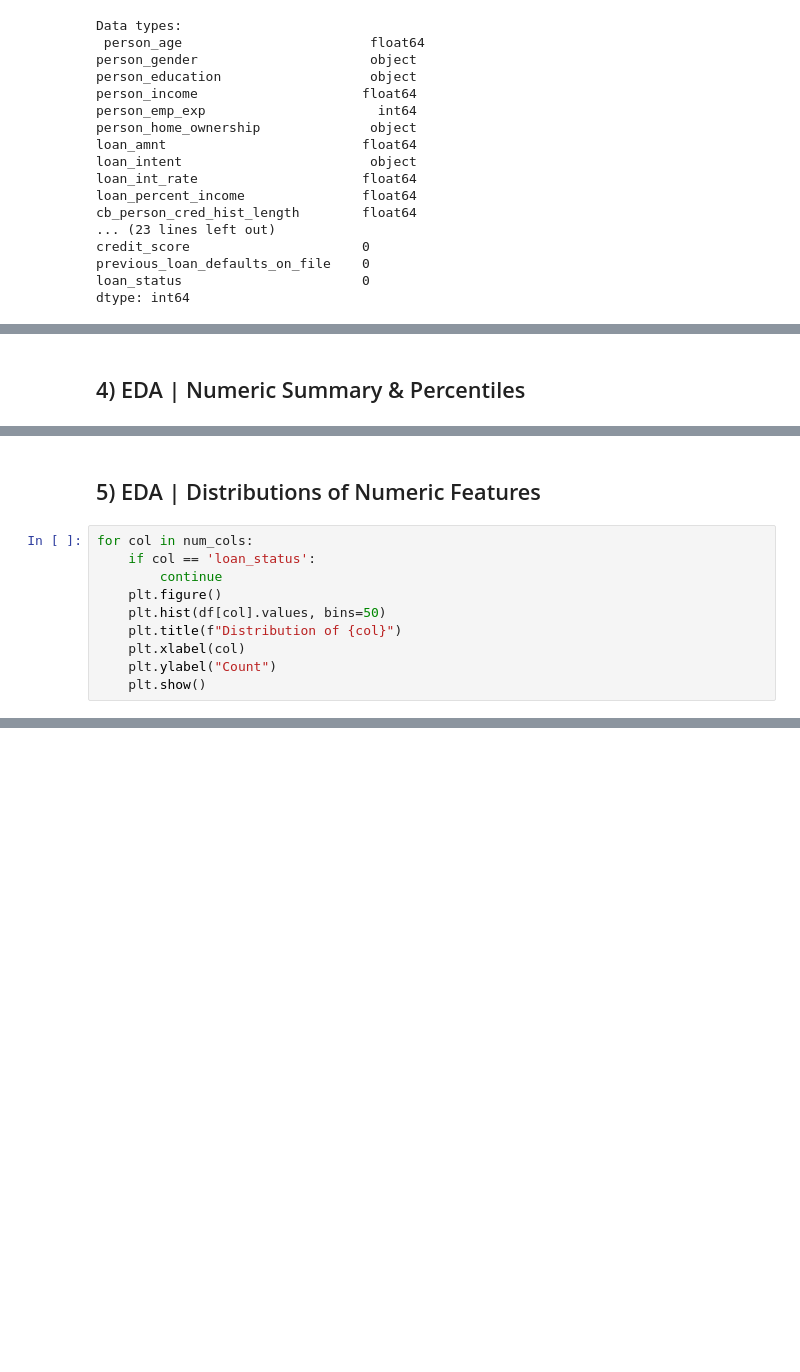
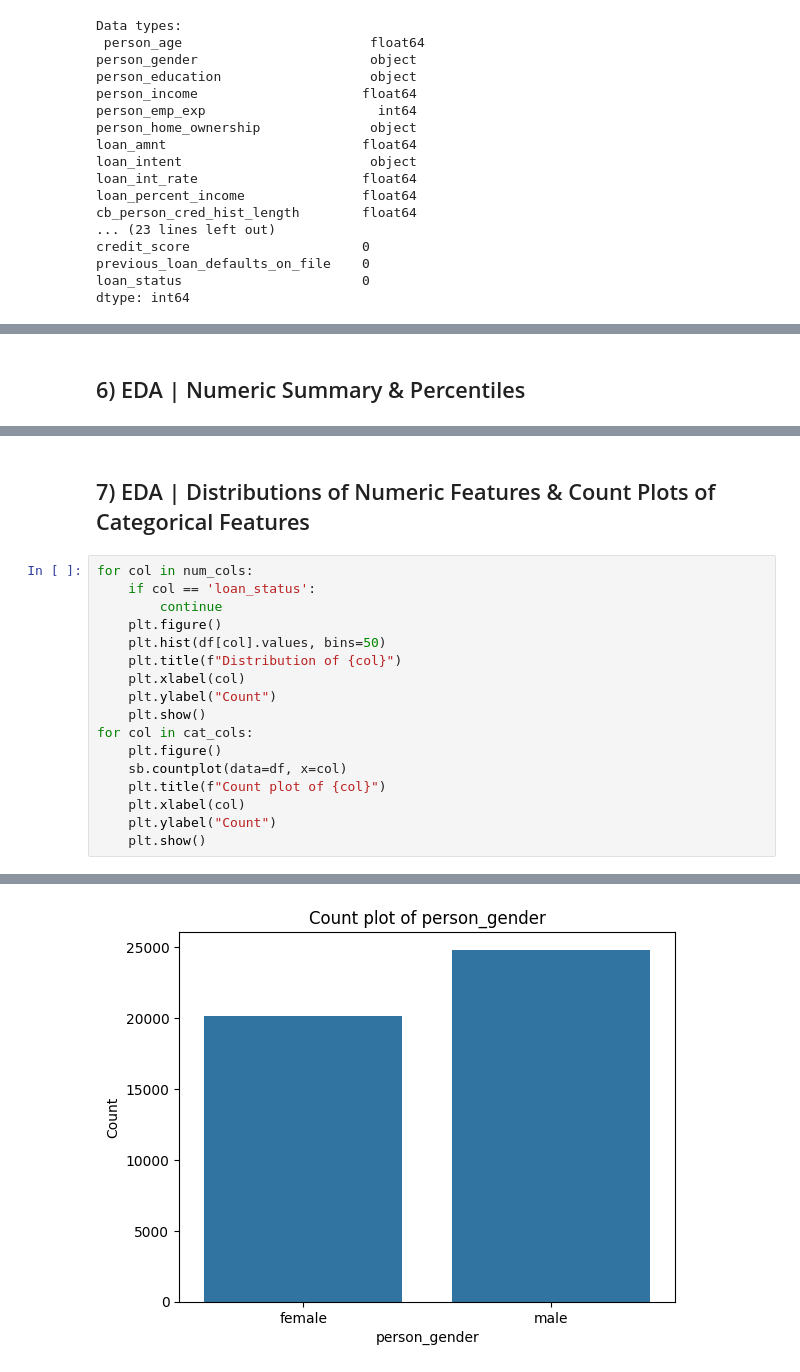
Before and after one commit to allthat-jazz/Loan-approval-prediction, a Jupyter notebook: project.ipynb, the cells around one changed output, grey strips where cells are left out. Saved outputs shown, nothing was run; the diff lists cells and outputs as text; blank space fills up the shorter version.

```diff
--- a/project.ipynb
+++ b/project.ipynb
@@ -65,5 +94,5 @@ dtype: int64
 # %% [markdown]
-## 4) EDA | Numeric Summary & Percentiles
+## 6) EDA | Numeric Summary & Percentiles
 # %%
 num_cols = df.select_dtypes(include=[np.number]).columns.tolist()
 cat_cols = [c for c in df.columns if c not in num_cols]
@@ -83,23 +112,31 @@ df[num_cols].describe(percentiles=[.01,.05,.25,.5,.75,.95,.99])
 | 99% | 48.000000 | 2.714501e+05 | 26.000000 | 28390.340000 | 18.250000 | 0.400000 | ... |
 | max | 144.000000 | 7.200766e+06 | 125.000000 | 35000.000000 | 20.000000 | 0.660000 | ... |
 # %% [markdown]
-## 5) EDA | Distributions of Numeric Features
+## 7) EDA | Distributions of Numeric Features & Count Plots of Categorical Features
 # %%
 for col in num_cols:
     if col == 'loan_status':
         continue
     plt.figure()
     plt.hist(df[col].values, bins=50)
     plt.title(f"Distribution of {col}")
     plt.xlabel(col)
     plt.ylabel("Count")
     plt.show()
+for col in cat_cols:
+    plt.figure()
+    sb.countplot(data=df, x=col)
+    plt.title(f"Count plot of {col}")
+    plt.xlabel(col)
+    plt.ylabel("Count")
+    plt.show()
 # %% [output]
 [figure]
 [figure]
 [figure]
 [figure]
 [figure]
 [figure]
 [figure]
 [figure]
+[figure, added]
```
Also changed, not shown: parts of 25 cells of this notebook.
